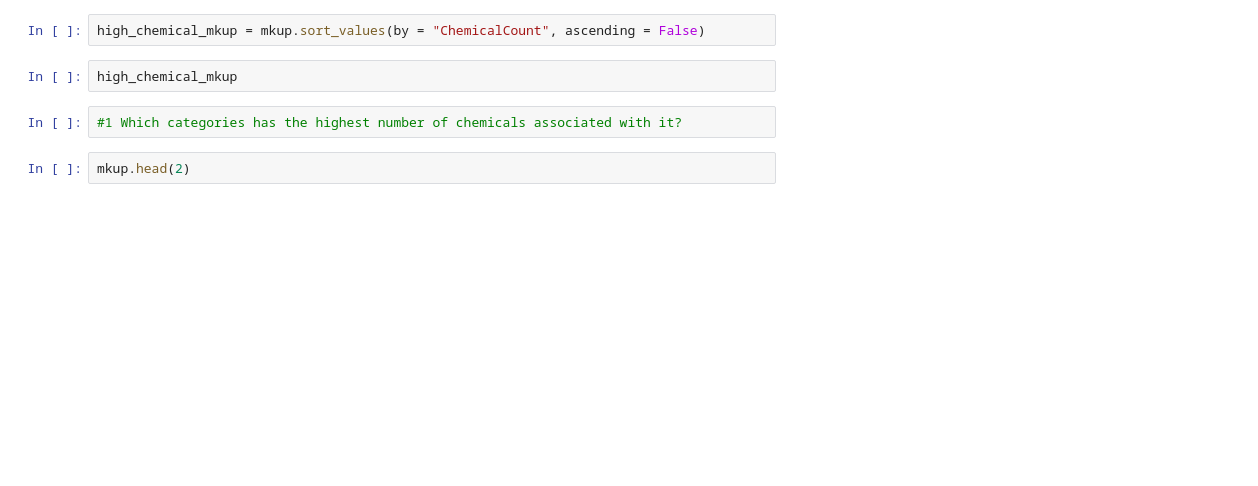
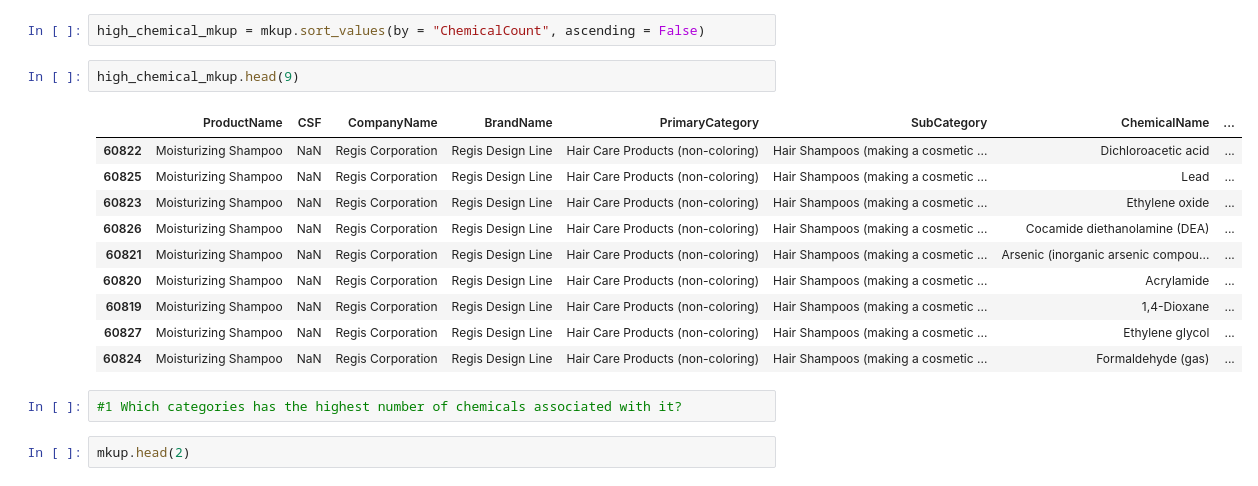
Before and after one commit to Sobia005/capstone_project, a Jupyter notebook: notebook/capstone_final_project.ipynb, the cells around one changed output. Cells and saved outputs as stored; diff of their text form; blank space fills up the shorter version.

```diff
--- a/notebook/capstone_final_project.ipynb
+++ b/notebook/capstone_final_project.ipynb
@@ -92,7 +406,18 @@ mkup.loc[mkup["ChemicalCount"].idxmax()]
 # %%
 high_chemical_mkup = mkup.sort_values(by = "ChemicalCount", ascending = False)
 # %%
-high_chemical_mkup
+high_chemical_mkup.head(9)
+# %% [output]
+|  | ProductName | CSF | CompanyName | BrandName | PrimaryCategory | SubCategory | ChemicalName | ... |
+| 60822 | Moisturizing Shampoo | NaN | Regis Corporation | Regis Design Line | Hair Care Products (non-coloring) | Hair Shampoos (making a cosmetic ... | Dichloroacetic acid | ... |
+| 60825 | Moisturizing Shampoo | NaN | Regis Corporation | Regis Design Line | Hair Care Products (non-coloring) | Hair Shampoos (making a cosmetic ... | Lead | ... |
+| 60823 | Moisturizing Shampoo | NaN | Regis Corporation | Regis Design Line | Hair Care Products (non-coloring) | Hair Shampoos (making a cosmetic ... | Ethylene oxide | ... |
+| 60826 | Moisturizing Shampoo | NaN | Regis Corporation | Regis Design Line | Hair Care Products (non-coloring) | Hair Shampoos (making a cosmetic ... | Cocamide diethanolamine (DEA) | ... |
+| 60821 | Moisturizing Shampoo | NaN | Regis Corporation | Regis Design Line | Hair Care Products (non-coloring) | Hair Shampoos (making a cosmetic ... | Arsenic (inorganic arsenic compou... | ... |
+| 60820 | Moisturizing Shampoo | NaN | Regis Corporation | Regis Design Line | Hair Care Products (non-coloring) | Hair Shampoos (making a cosmetic ... | Acrylamide | ... |
+| 60819 | Moisturizing Shampoo | NaN | Regis Corporation | Regis Design Line | Hair Care Products (non-coloring) | Hair Shampoos (making a cosmetic ... | 1,4-Dioxane | ... |
+| 60827 | Moisturizing Shampoo | NaN | Regis Corporation | Regis Design Line | Hair Care Products (non-coloring) | Hair Shampoos (making a cosmetic ... | Ethylene glycol | ... |
+| 60824 | Moisturizing Shampoo | NaN | Regis Corporation | Regis Design Line | Hair Care Products (non-coloring) | Hair Shampoos (making a cosmetic ... | Formaldehyde (gas) | ... |
 # %%
 #1 Which categories has the highest number of chemicals associated with it?
 # %%
```
Also changed, not shown: parts of 57 cells of this notebook.
